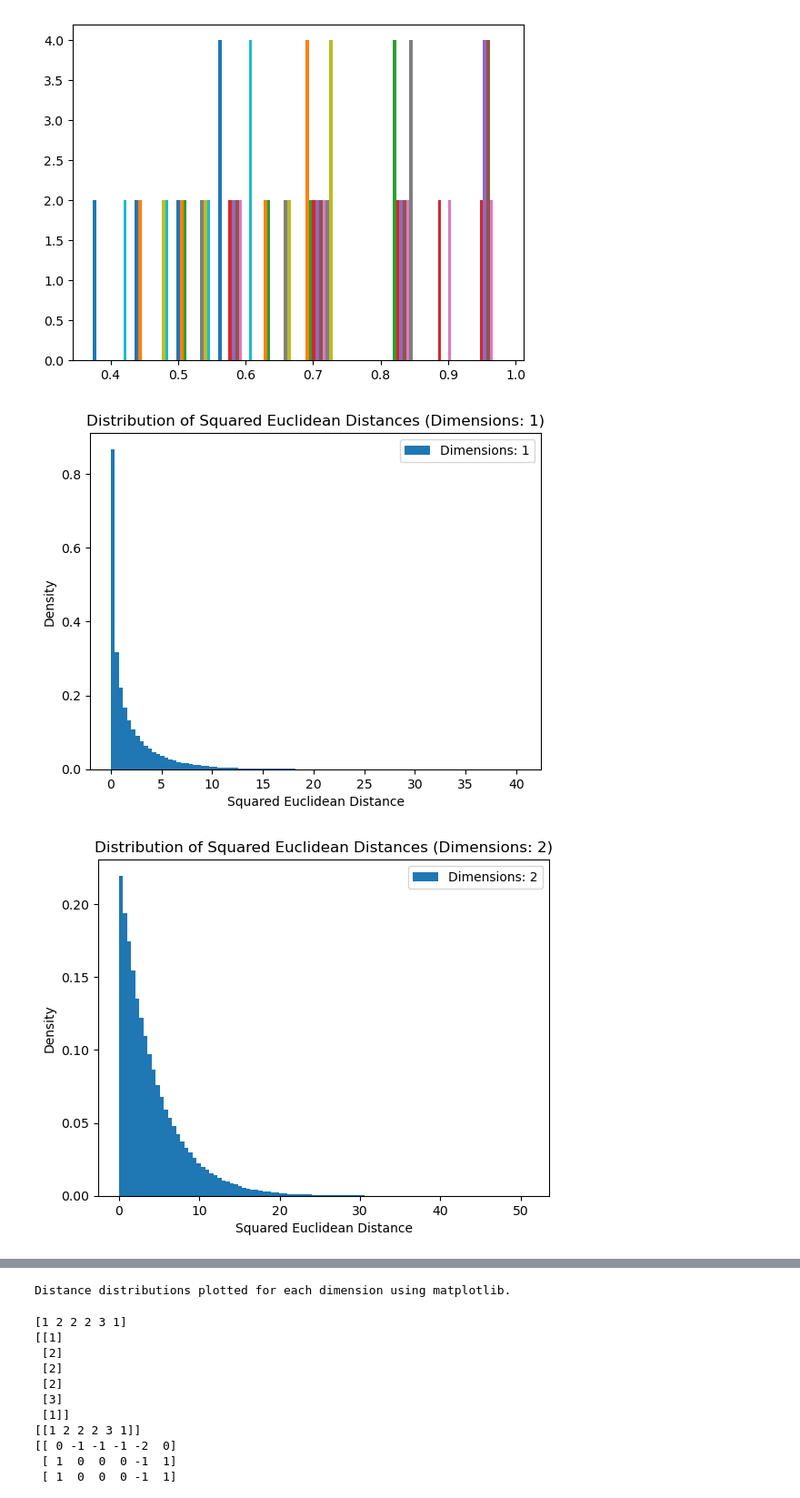
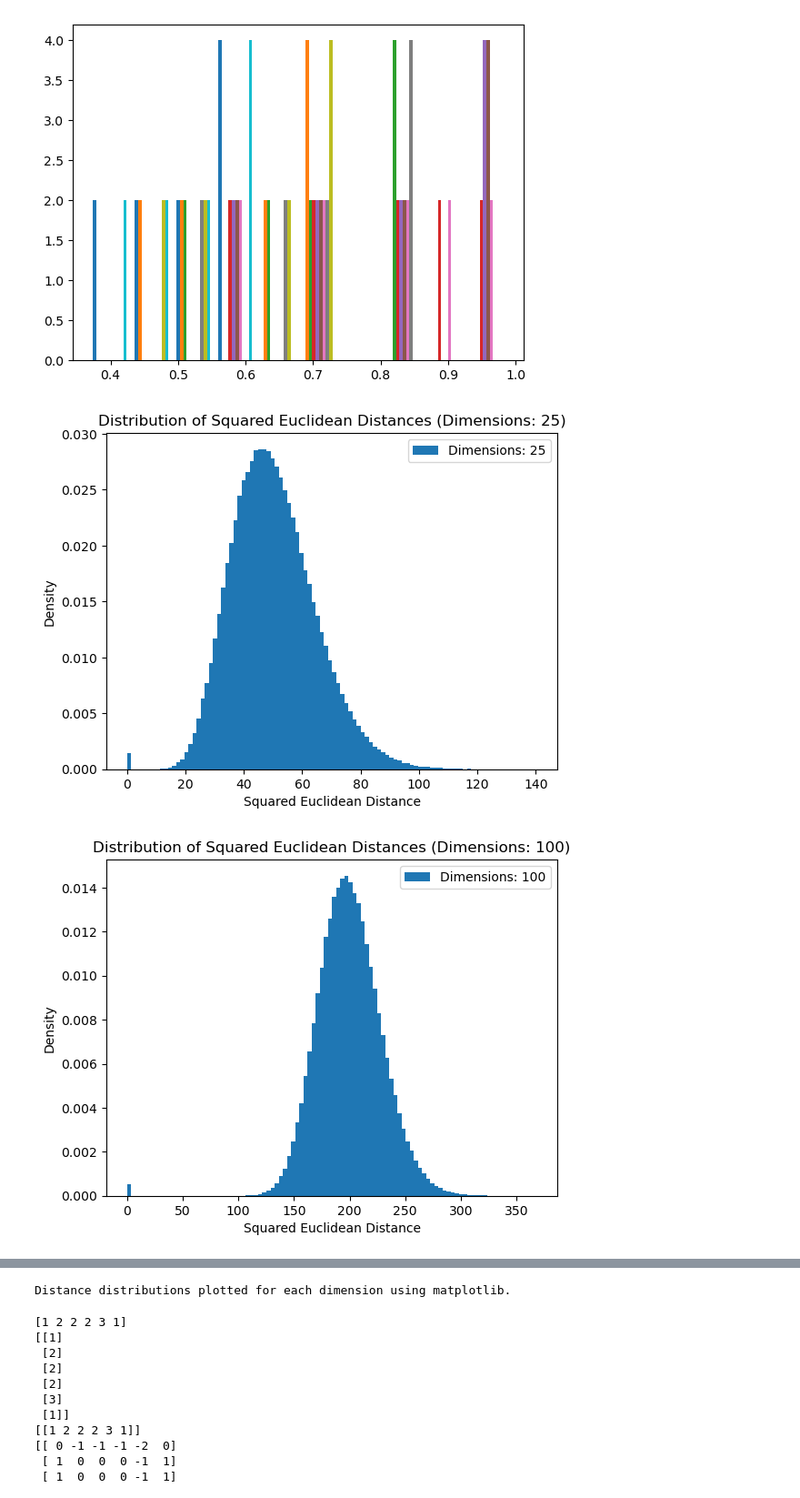
Before and after one commit to faisalmemon/udlbook, a Jupyter notebook: MathNotes/Problem_8.9/multi_dimensional_gaussian.ipynb, the cells around one changed output, grey strips where cells are left out. Shown at 91% size. Drawn from its saved outputs; the diff is of its cells as text; code cells hidden in the pictures.

```diff
--- a/MathNotes/Problem_8.9/multi_dimensional_gaussian.ipynb
+++ b/MathNotes/Problem_8.9/multi_dimensional_gaussian.ipynb
@@ -81,33 +81,33 @@ def plot_distance_distribution(distances, dimensions, title):
 
   Args:
       distances: A NumPy array of shape (num_samples, num_samples) containing the pairwise squared distances.
       dimensions: Number of dimensions for the distribution.
       title: Title for the plot.
   """
   # Filter out diagonal (zero distance) using boolean indexing
   mask = np.tril(np.ones(distances.shape), k=-1) == 0
   distances = distances[mask]
 
   # Plot the histogram
   plt.hist(distances, bins=100, density=True, label=f"Dimensions: {dimensions}")
   plt.xlabel("Squared Euclidean Distance")
   plt.ylabel("Density")
   plt.title(title)
   plt.legend()
   plt.show()
 
 # Set parameters
 num_samples = 1000
-dimensions_list = range(1, 11)  # Range of dimensions to explore
+dimensions_list = [25, 100, 500] # Range of dimensions to explore
 
 # Generate samples and calculate distances for each dimension
 for dimensions in dimensions_list:
   samples = generate_normal_samples(num_samples, dimensions)
   distances = calculate_pairwise_distances(samples)
   title = f"Distribution of Squared Euclidean Distances (Dimensions: {dimensions})"
   plot_distance_distribution(distances, dimensions, title)
 
 print("Distance distributions plotted for each dimension using matplotlib.")
 # %% [output]
-[figure, old version]
+[figure, new version]
-[figure, old version]
+[figure, new version]
```
Also changed, not shown: parts of 1 cell of this notebook.
